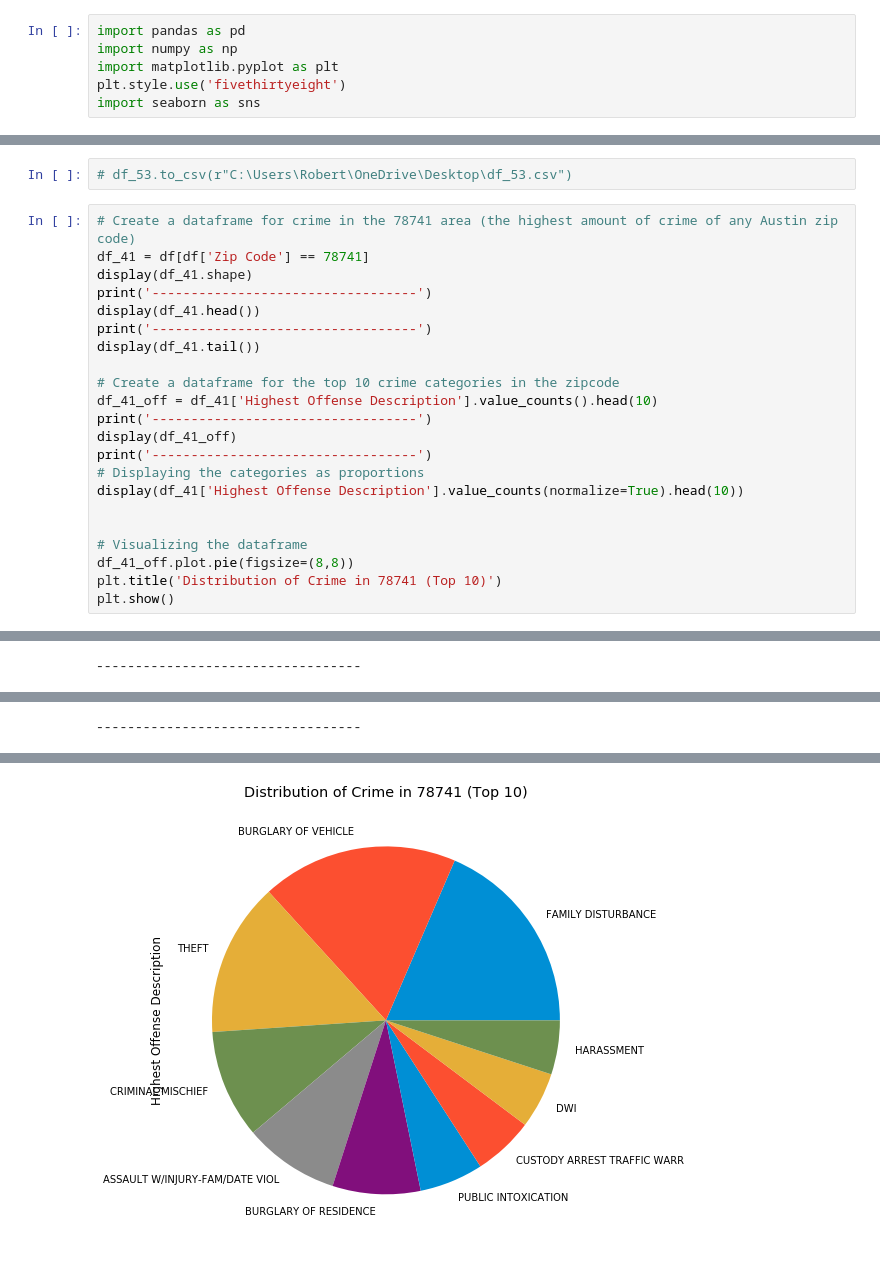
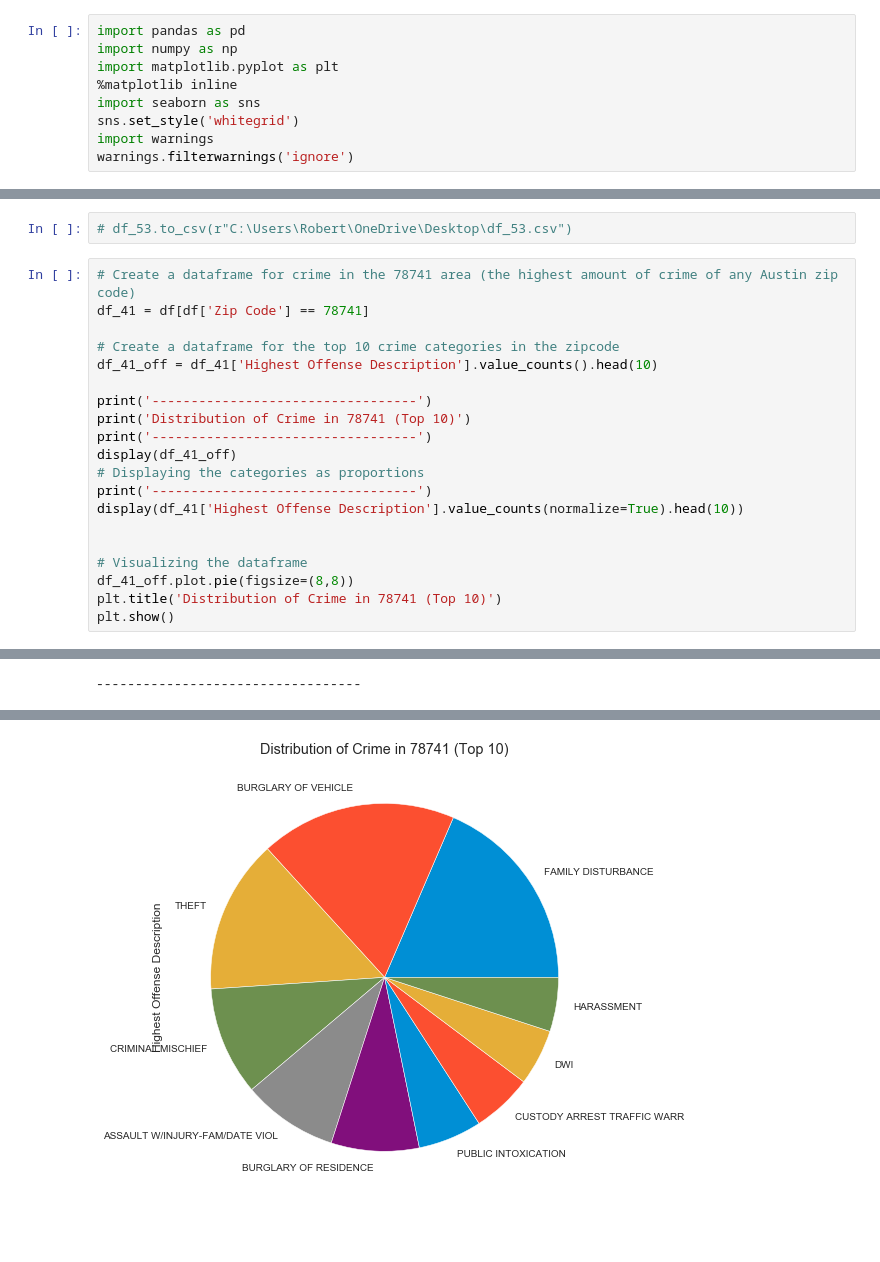
Before and after one commit to rgrantham82/Crime-Analysis, a Jupyter notebook: Austin Crimes Report Analysis.ipynb, the cells around one changed output, grey strips where cells are left out. Saved outputs shown, nothing was run; the diff lists cells and outputs as text; blank space fills up the shorter version.

Commit message:
Update Austin Crimes Report Analysis.ipynb
Updated workbook

```diff
--- a/Austin Crimes Report Analysis.ipynb
+++ b/Austin Crimes Report Analysis.ipynb
@@ -6,8 +6,11 @@ I downloaded the latest copy of the dataset from data.austintexas.gov on 7/1/202
 import pandas as pd
 import numpy as np
 import matplotlib.pyplot as plt
-plt.style.use('fivethirtyeight')
+%matplotlib inline
 import seaborn as sns
+sns.set_style('whitegrid')
+import warnings
+warnings.filterwarnings('ignore')
 # %%
 df = pd.read_csv(r"C:\Users\Robert\Downloads\Crime_Reports.csv", parse_dates=True)
 # %% [markdown]
@@ -277,18 +263,16 @@ Name: Highest Offense Description, dtype: float64
 # %%
 # Create a dataframe for crime in the 78741 area (the highest amount of crime of any Austin zip code)
 df_41 = df[df['Zip Code'] == 78741]
-display(df_41.shape)
-print('----------------------------------')
-display(df_41.head())
-print('----------------------------------')
-display(df_41.tail())
 
 # Create a dataframe for the top 10 crime categories in the zipcode
 df_41_off = df_41['Highest Offense Description'].value_counts().head(10)
+
+print('----------------------------------')
+print('Distribution of Crime in 78741 (Top 10)')
 print('----------------------------------')
 display(df_41_off)
+# Displaying the categories as proportions
 print('----------------------------------')
-# Displaying the categories as proportions
 display(df_41['Highest Offense Description'].value_counts(normalize=True).head(10))
 
 
@@ -329 +309,0 @@ Name: Highest Offense Description, dtype: int64
-----------------------------------
@@ -341 +310 @@ Name: Highest Offense Description, dtype: float64
-[figure, old version]
+[figure, new version]
```
Also changed, not shown: parts of 8 cells of this notebook.
